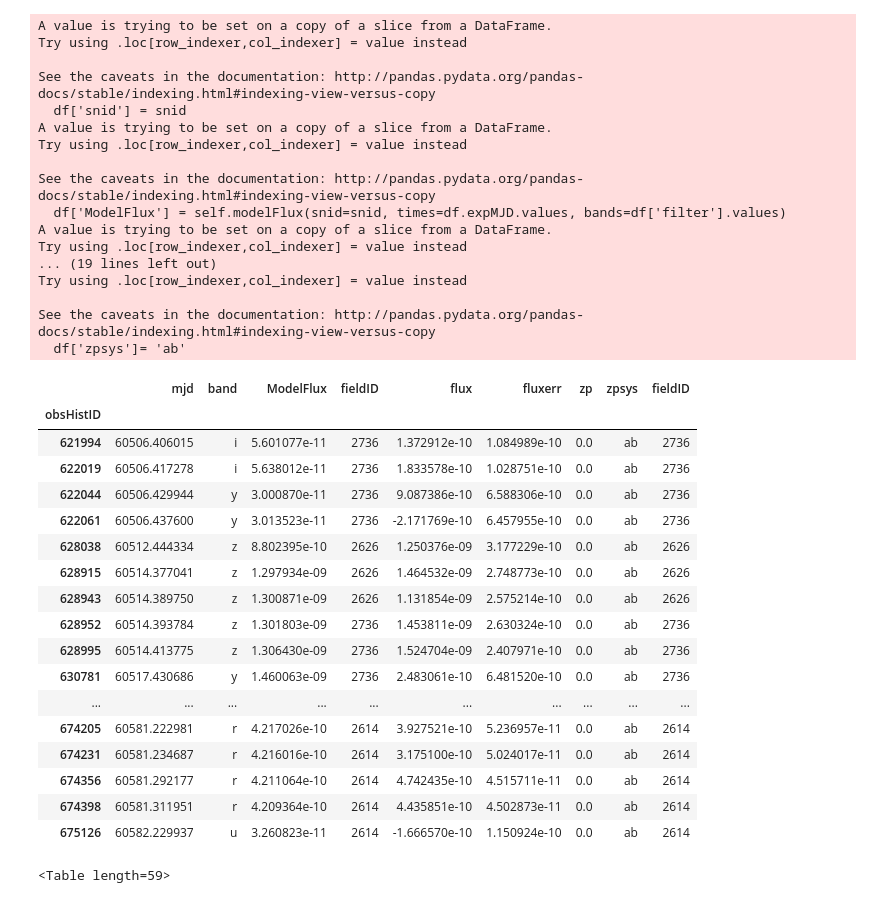
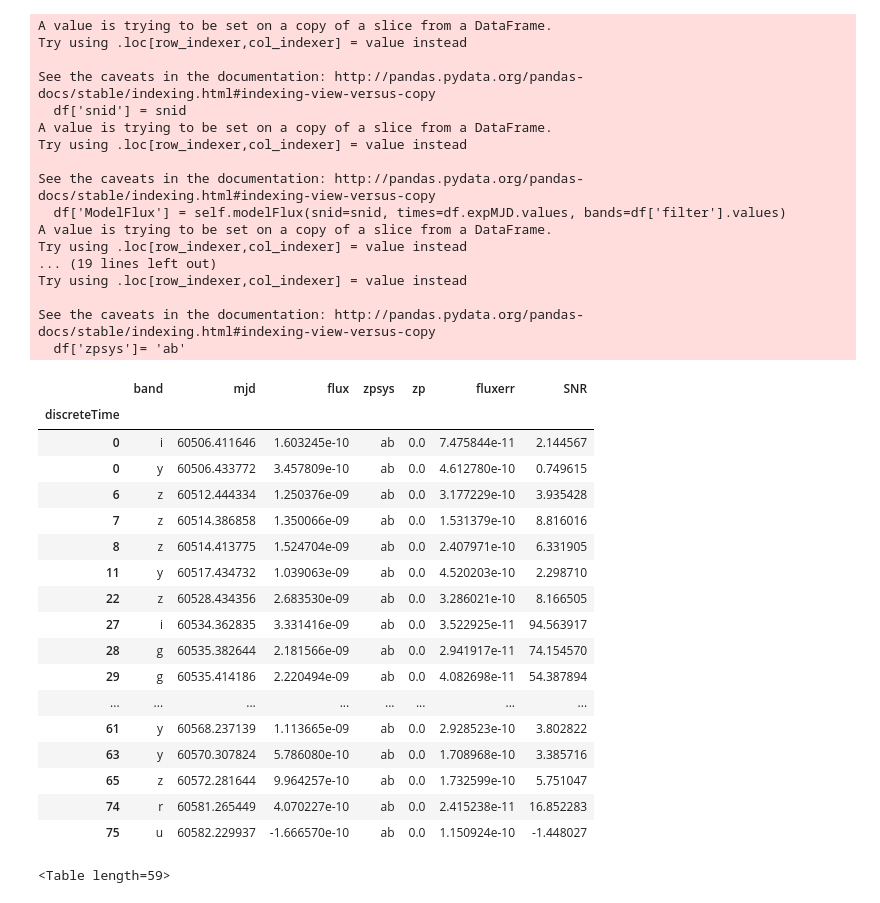
Before and after one commit to rbiswas4/SNsims, a Jupyter notebook: examples/TestingSims.ipynb, the cells around one changed output. Cells and saved outputs as stored; diff of their text form; code cells hidden in the pictures.

```diff
--- a/examples/TestingSims.ipynb
+++ b/examples/TestingSims.ipynb
@@ -223,27 +223,27 @@ Try using .loc[row_indexer,col_indexer] = value instead
 
 See the caveats in the documentation: http://pandas.pydata.org/pandas-docs/stable/indexing.html#indexing-view-versus-copy
   df['zpsys']= 'ab'
-# %%
-lc.lightCurve
-# %% [output]
-|  | mjd | band | ModelFlux | fieldID | flux | fluxerr | zp | zpsys | fieldID |
-| obsHistID |  |  |  |  |  |  |  |  |  |
-| 621994 | 60506.406015 | i | 5.601077e-11 | 2736 | 1.372912e-10 | 1.084989e-10 | 0.0 | ab | 2736 |
-| 622019 | 60506.417278 | i | 5.638012e-11 | 2736 | 1.833578e-10 | 1.028751e-10 | 0.0 | ab | 2736 |
-| 622044 | 60506.429944 | y | 3.000870e-11 | 2736 | 9.087386e-10 | 6.588306e-10 | 0.0 | ab | 2736 |
-| 622061 | 60506.437600 | y | 3.013523e-11 | 2736 | -2.171769e-10 | 6.457955e-10 | 0.0 | ab | 2736 |
-| 628038 | 60512.444334 | z | 8.802395e-10 | 2626 | 1.250376e-09 | 3.177229e-10 | 0.0 | ab | 2626 |
-| 628915 | 60514.377041 | z | 1.297934e-09 | 2626 | 1.464532e-09 | 2.748773e-10 | 0.0 | ab | 2626 |
-| 628943 | 60514.389750 | z | 1.300871e-09 | 2626 | 1.131854e-09 | 2.575214e-10 | 0.0 | ab | 2626 |
-| 628952 | 60514.393784 | z | 1.301803e-09 | 2736 | 1.453811e-09 | 2.630324e-10 | 0.0 | ab | 2736 |
-| 628995 | 60514.413775 | z | 1.306430e-09 | 2736 | 1.524704e-09 | 2.407971e-10 | 0.0 | ab | 2736 |
-| 630781 | 60517.430686 | y | 1.460063e-09 | 2736 | 2.483061e-10 | 6.481520e-10 | 0.0 | ab | 2736 |
-| ... | ... | ... | ... | ... | ... | ... | ... | ... | ... |
-| 674205 | 60581.222981 | r | 4.217026e-10 | 2614 | 3.927521e-10 | 5.236957e-11 | 0.0 | ab | 2614 |
-| 674231 | 60581.234687 | r | 4.216016e-10 | 2614 | 3.175100e-10 | 5.024017e-11 | 0.0 | ab | 2614 |
-| 674356 | 60581.292177 | r | 4.211064e-10 | 2614 | 4.742435e-10 | 4.515711e-11 | 0.0 | ab | 2614 |
-| 674398 | 60581.311951 | r | 4.209364e-10 | 2614 | 4.435851e-10 | 4.502873e-11 | 0.0 | ab | 2614 |
-| 675126 | 60582.229937 | u | 3.260823e-11 | 2614 | -1.666570e-10 | 1.150924e-10 | 0.0 | ab | 2614 |
+# %%
+lc.coaddedLC(coaddTimes=1.)
+# %% [output]
+|  | band | mjd | flux | zpsys | zp | fluxerr | SNR |
+| discreteTime |  |  |  |  |  |  |  |
+| 0 | i | 60506.411646 | 1.603245e-10 | ab | 0.0 | 7.475844e-11 | 2.144567 |
+| 0 | y | 60506.433772 | 3.457809e-10 | ab | 0.0 | 4.612780e-10 | 0.749615 |
+| 6 | z | 60512.444334 | 1.250376e-09 | ab | 0.0 | 3.177229e-10 | 3.935428 |
+| 7 | z | 60514.386858 | 1.350066e-09 | ab | 0.0 | 1.531379e-10 | 8.816016 |
+| 8 | z | 60514.413775 | 1.524704e-09 | ab | 0.0 | 2.407971e-10 | 6.331905 |
+| 11 | y | 60517.434732 | 1.039063e-09 | ab | 0.0 | 4.520203e-10 | 2.298710 |
+| 22 | z | 60528.434356 | 2.683530e-09 | ab | 0.0 | 3.286021e-10 | 8.166505 |
+| 27 | i | 60534.362835 | 3.331416e-09 | ab | 0.0 | 3.522925e-11 | 94.563917 |
+| 28 | g | 60535.382644 | 2.181566e-09 | ab | 0.0 | 2.941917e-11 | 74.154570 |
+| 29 | g | 60535.414186 | 2.220494e-09 | ab | 0.0 | 4.082698e-11 | 54.387894 |
+| ... | ... | ... | ... | ... | ... | ... | ... |
+| 61 | y | 60568.237139 | 1.113665e-09 | ab | 0.0 | 2.928523e-10 | 3.802822 |
+| 63 | y | 60570.307824 | 5.786080e-10 | ab | 0.0 | 1.708968e-10 | 3.385716 |
+| 65 | z | 60572.281644 | 9.964257e-10 | ab | 0.0 | 1.732599e-10 | 5.751047 |
+| 74 | r | 60581.265449 | 4.070227e-10 | ab | 0.0 | 2.415238e-11 | 16.852283 |
+| 75 | u | 60582.229937 | -1.666570e-10 | ab | 0.0 | 1.150924e-10 | -1.448027 |
 # %%
 lc.snCosmoLC()
 # %% [output]
```
Also changed, not shown: parts of 1 cell of this notebook, 3 other files.
